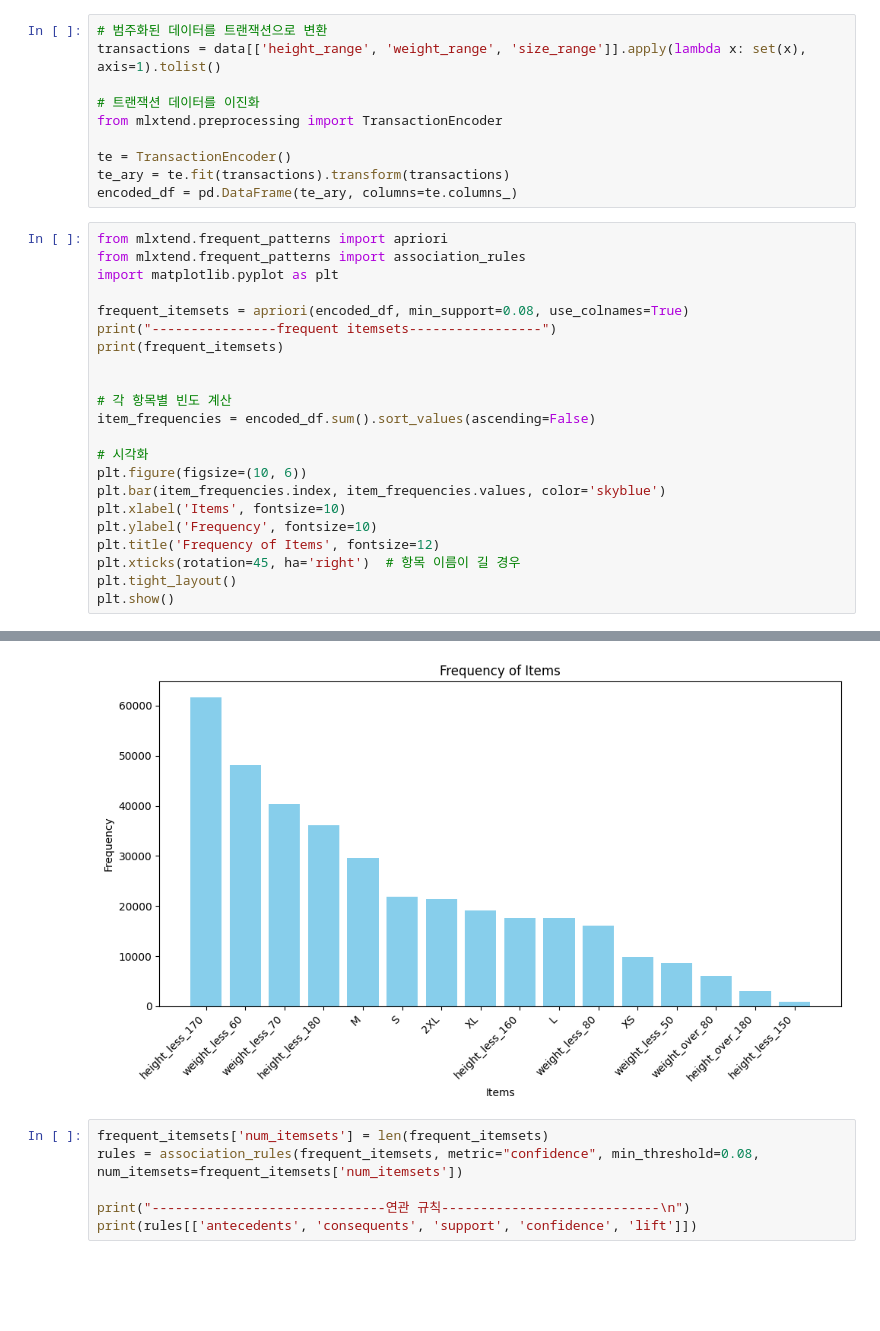
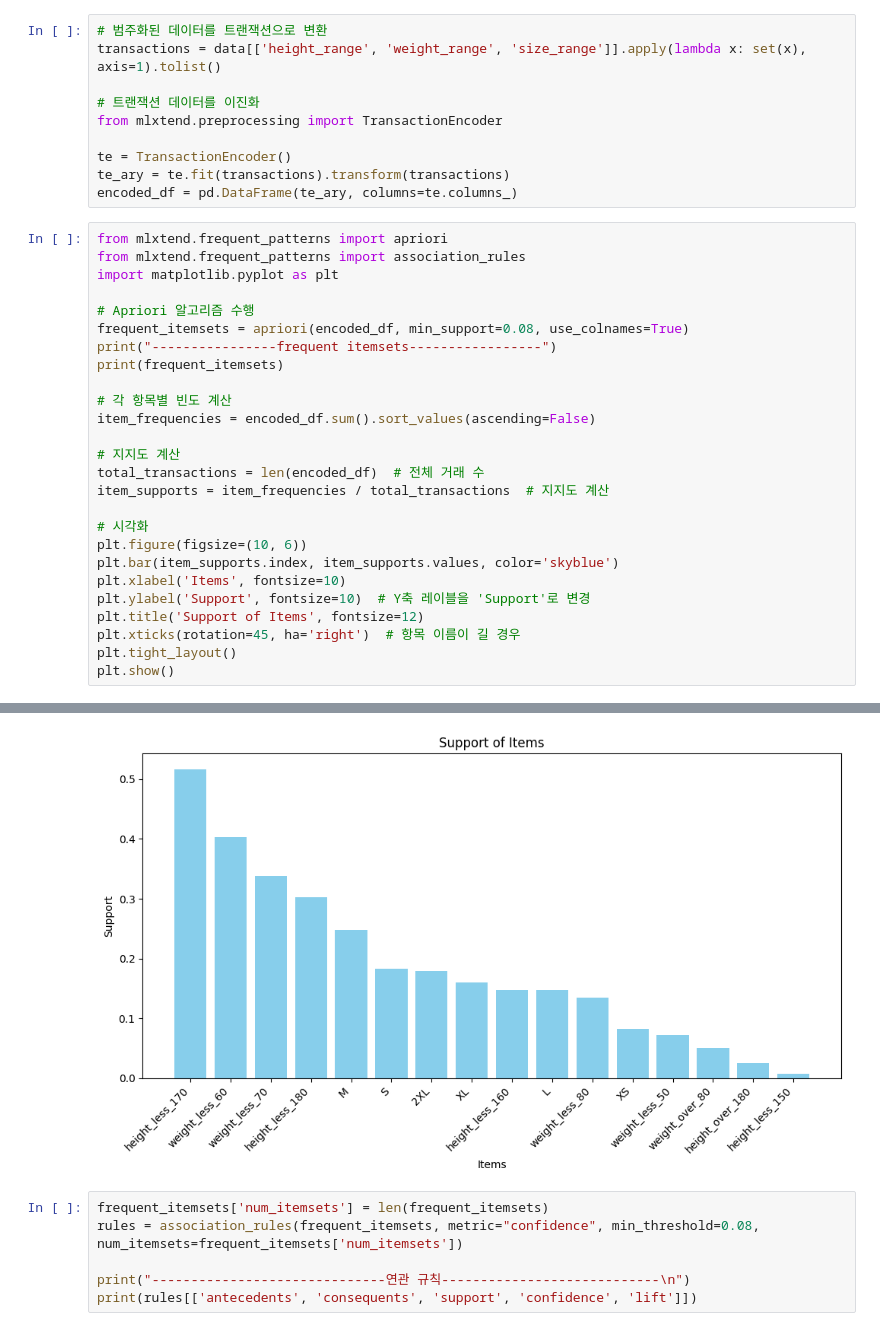
Before and after one commit to eccho03/datamining_project_clothes, a Jupyter notebook: A_priori.ipynb, the cells around one changed output, grey strips where cells are left out. Drawn from its saved outputs; the diff is of its cells as text; blank space fills up the shorter version.

Commit message:
REFACTOR(A-priori) : support 그래프로 변경

```diff
--- a/A_priori.ipynb
+++ b/A_priori.ipynb
@@ -110,42 +110,46 @@ from mlxtend.frequent_patterns import apriori
 from mlxtend.frequent_patterns import association_rules
 import matplotlib.pyplot as plt
 
+# Apriori 알고리즘 수행
 frequent_itemsets = apriori(encoded_df, min_support=0.08, use_colnames=True)
 print("----------------frequent itemsets-----------------")
 print(frequent_itemsets)
 
-
 # 각 항목별 빈도 계산
 item_frequencies = encoded_df.sum().sort_values(ascending=False)
 
+# 지지도 계산
+total_transactions = len(encoded_df)  # 전체 거래 수
+item_supports = item_frequencies / total_transactions  # 지지도 계산
+
 # 시각화
 plt.figure(figsize=(10, 6))
-plt.bar(item_frequencies.index, item_frequencies.values, color='skyblue')
+plt.bar(item_supports.index, item_supports.values, color='skyblue')
 plt.xlabel('Items', fontsize=10)
-plt.ylabel('Frequency', fontsize=10)
-plt.title('Frequency of Items', fontsize=12)
+plt.ylabel('Support', fontsize=10)  # Y축 레이블을 'Support'로 변경
+plt.title('Support of Items', fontsize=12)
 plt.xticks(rotation=45, ha='right')  # 항목 이름이 길 경우
 plt.tight_layout()
 plt.show()
 # %% [output]
 ----------------frequent itemsets-----------------
      support                              itemsets
 0   0.178989                                 (2XL)
 1   0.146804                                   (L)
 2   0.248216                                   (M)
 3   0.183193                                   (S)
 4   0.159668                                  (XL)
 5   0.083130                                  (XS)
 6   0.147884                     (height_less_160)
 7   0.516842                     (height_less_170)
 8   0.303122                     (height_less_180)
 9   0.403672                      (weight_less_60)
 ... (13 lines left out)
 23  0.080902     (weight_less_60, height_less_180)
 24  0.136009     (weight_less_70, height_less_180)
 25  0.093607  (weight_less_60, height_less_170, M)
 26  0.084185  (weight_less_60, S, height_less_170)
-[figure, old version]
+[figure, new version]
 # %%
 frequent_itemsets['num_itemsets'] = len(frequent_itemsets)
 rules = association_rules(frequent_itemsets, metric="confidence", min_threshold=0.08, num_itemsets=frequent_itemsets['num_itemsets'])
```
